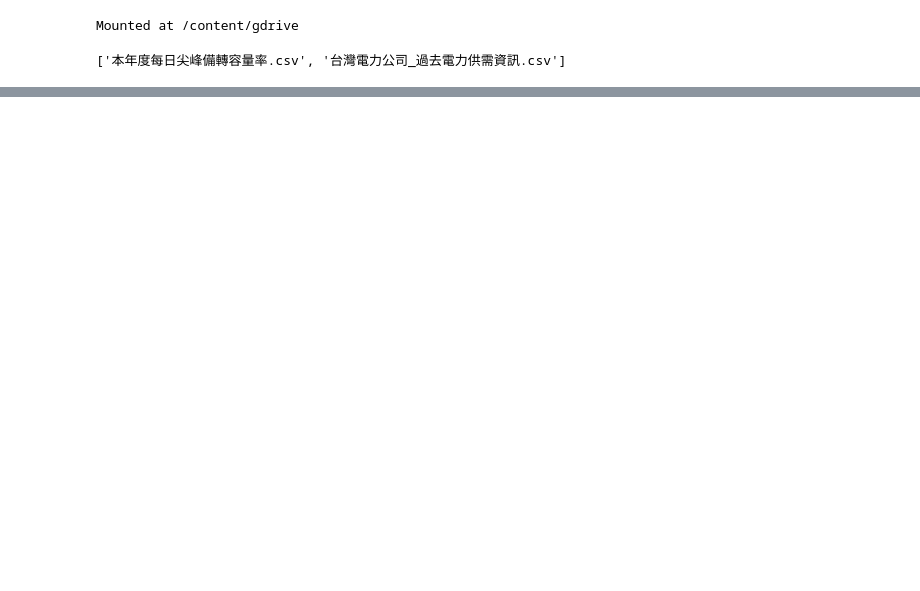
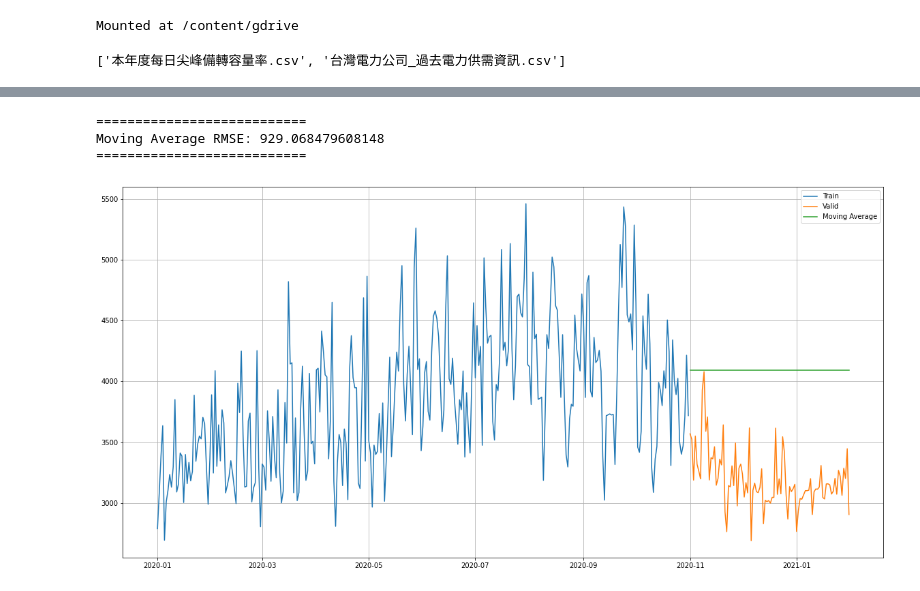
Before and after one commit to Howeng98/DSAI_HW1, a Jupyter notebook: DSAI_hw1.ipynb, the cells around one changed output, grey strips where cells are left out. Drawn from its saved outputs; the diff is of its cells as text; code cells hidden in the pictures; blank space fills up the shorter version.

```diff
--- a/DSAI_hw1.ipynb
+++ b/DSAI_hw1.ipynb
@@ -165,0 +171,21 @@ print(rms)
+# %%
+y_hat_avg = valid.copy()
+y_hat_avg['Moving_Average'] = train['備轉容量(MW)'].rolling(90).mean().iloc[-1]
+
+rmse = sqrt(mean_squared_error(valid['備轉容量(MW)'], y_hat_avg['Moving_Average']))
+print("\n===========================")
+print("Moving Average RMSE:",rmse)
+print("===========================\n")
+
+plt.figure(figsize=(20, 10))
+plt.plot(train['備轉容量(MW)'], label='Train')
+plt.plot(valid['備轉容量(MW)'], label='Valid')
+plt.plot(y_hat_avg['Moving_Average'], label='Moving Average')
+plt.legend(loc='best')
+plt.grid(True)
+plt.show()
+# %% [output]
+===========================
+Moving Average RMSE: 929.068479608148
+===========================
+[figure, added]
```
Also changed, not shown: parts of 17 cells of this notebook.
